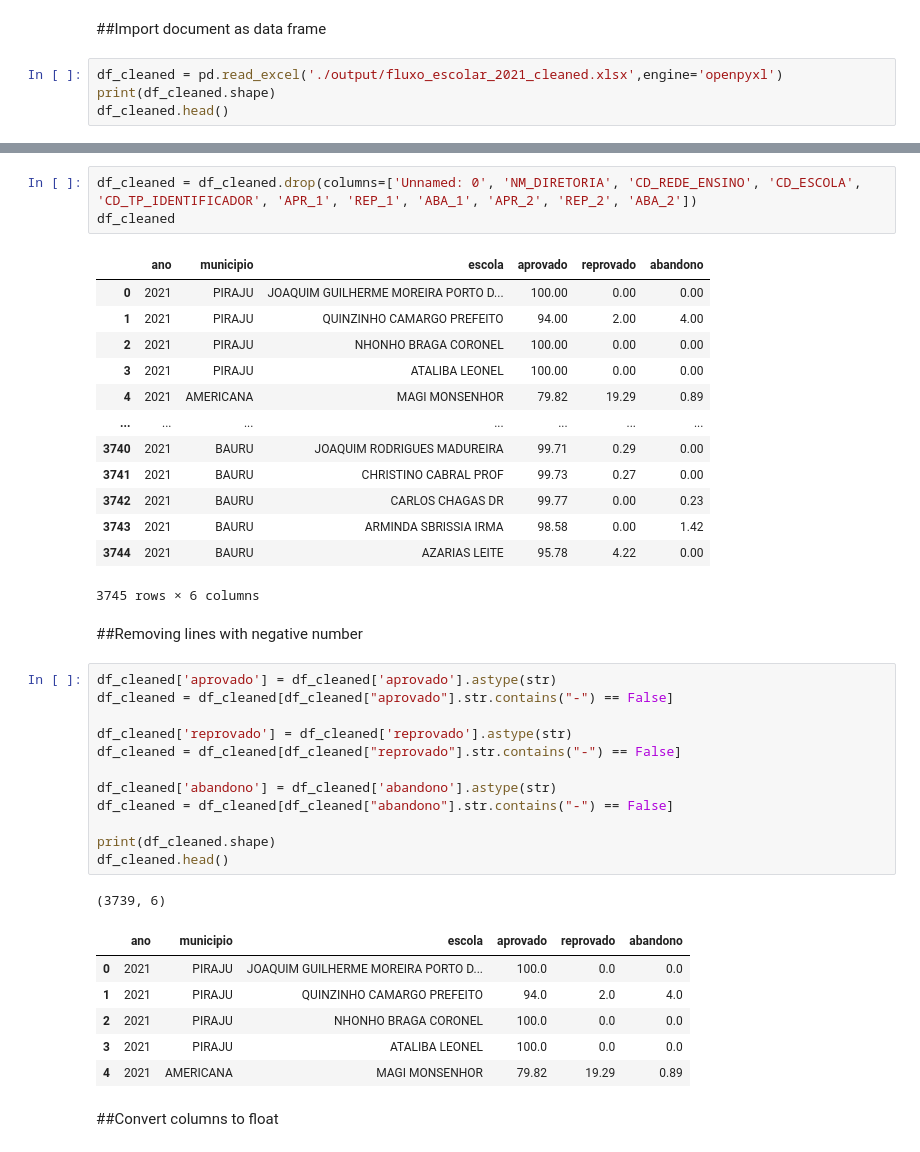
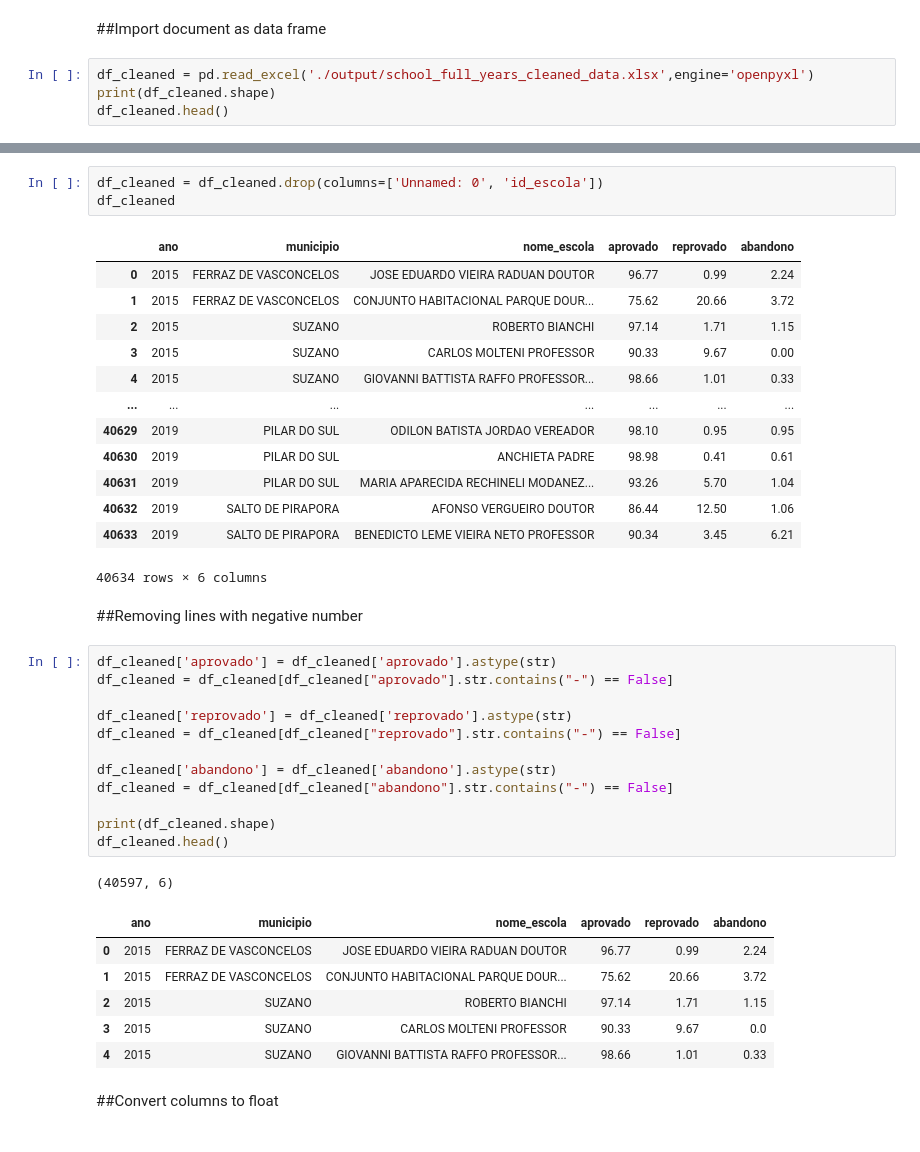
Before and after one commit to maiconspa/student-analysis, a Jupyter notebook: a3_ia.ipynb, the cells around one changed output, grey strips where cells are left out. Drawn from its saved outputs; the diff is of its cells as text.

```diff
--- a/a3_ia.ipynb
+++ b/a3_ia.ipynb
@@ -13,7 +14,7 @@ import matplotlib.pyplot as plt
 # %% [markdown]
 ##Import document as data frame
 # %%
-df_cleaned = pd.read_excel('./output/fluxo_escolar_2021_cleaned.xlsx',engine='openpyxl')
+df_cleaned = pd.read_excel('./output/school_full_years_cleaned_data.xlsx',engine='openpyxl')
 print(df_cleaned.shape)
 df_cleaned.head()
 # %% [output]
@@ -27,20 +28,20 @@ df_cleaned.head()
 # %%
-df_cleaned = df_cleaned.drop(columns=['Unnamed: 0', 'NM_DIRETORIA', 'CD_REDE_ENSINO', 'CD_ESCOLA', 'CD_TP_IDENTIFICADOR', 'APR_1', 'REP_1', 'ABA_1', 'APR_2', 'REP_2', 'ABA_2'])
+df_cleaned = df_cleaned.drop(columns=['Unnamed: 0', 'id_escola'])
 df_cleaned
 # %% [output]
-|  | ano | municipio | escola | aprovado | reprovado | abandono |
-| 0 | 2021 | PIRAJU | JOAQUIM GUILHERME MOREIRA PORTO D... | 100.00 | 0.00 | 0.00 |
-| 1 | 2021 | PIRAJU | QUINZINHO CAMARGO PREFEITO | 94.00 | 2.00 | 4.00 |
-| 2 | 2021 | PIRAJU | NHONHO BRAGA CORONEL | 100.00 | 0.00 | 0.00 |
-| 3 | 2021 | PIRAJU | ATALIBA LEONEL | 100.00 | 0.00 | 0.00 |
-| 4 | 2021 | AMERICANA | MAGI MONSENHOR | 79.82 | 19.29 | 0.89 |
+|  | ano | municipio | nome_escola | aprovado | reprovado | abandono |
+| 0 | 2015 | FERRAZ DE VASCONCELOS | JOSE EDUARDO VIEIRA RADUAN DOUTOR | 96.77 | 0.99 | 2.24 |
+| 1 | 2015 | FERRAZ DE VASCONCELOS | CONJUNTO HABITACIONAL PARQUE DOUR... | 75.62 | 20.66 | 3.72 |
+| 2 | 2015 | SUZANO | ROBERTO BIANCHI | 97.14 | 1.71 | 1.15 |
+| 3 | 2015 | SUZANO | CARLOS MOLTENI PROFESSOR | 90.33 | 9.67 | 0.00 |
+| 4 | 2015 | SUZANO | GIOVANNI BATTISTA RAFFO PROFESSOR... | 98.66 | 1.01 | 0.33 |
 | ... | ... | ... | ... | ... | ... | ... |
-| 3740 | 2021 | BAURU | JOAQUIM RODRIGUES MADUREIRA | 99.71 | 0.29 | 0.00 |
-| 3741 | 2021 | BAURU | CHRISTINO CABRAL PROF | 99.73 | 0.27 | 0.00 |
-| 3742 | 2021 | BAURU | CARLOS CHAGAS DR | 99.77 | 0.00 | 0.23 |
-| 3743 | 2021 | BAURU | ARMINDA SBRISSIA IRMA | 98.58 | 0.00 | 1.42 |
-| 3744 | 2021 | BAURU | AZARIAS LEITE | 95.78 | 4.22 | 0.00 |
+| 40629 | 2019 | PILAR DO SUL | ODILON BATISTA JORDAO VEREADOR | 98.10 | 0.95 | 0.95 |
+| 40630 | 2019 | PILAR DO SUL | ANCHIETA PADRE | 98.98 | 0.41 | 0.61 |
+| 40631 | 2019 | PILAR DO SUL | MARIA APARECIDA RECHINELI MODANEZ... | 93.26 | 5.70 | 1.04 |
+| 40632 | 2019 | SALTO DE PIRAPORA | AFONSO VERGUEIRO DOUTOR | 86.44 | 12.50 | 1.06 |
+| 40633 | 2019 | SALTO DE PIRAPORA | BENEDICTO LEME VIEIRA NETO PROFESSOR | 90.34 | 3.45 | 6.21 |
-3745 rows × 6 columns
+40634 rows × 6 columns
 # %% [markdown]
 ##Removing lines with negative number
 # %%
@@ -56,13 +57,13 @@ df_cleaned = df_cleaned[df_cleaned["abandono"].str.contains("-") == False]
 print(df_cleaned.shape)
 df_cleaned.head()
 # %% [output]
-(3739, 6)
+(40597, 6)
-|  | ano | municipio | escola | aprovado | reprovado | abandono |
-| 0 | 2021 | PIRAJU | JOAQUIM GUILHERME MOREIRA PORTO D... | 100.0 | 0.0 | 0.0 |
-| 1 | 2021 | PIRAJU | QUINZINHO CAMARGO PREFEITO | 94.0 | 2.0 | 4.0 |
-| 2 | 2021 | PIRAJU | NHONHO BRAGA CORONEL | 100.0 | 0.0 | 0.0 |
-| 3 | 2021 | PIRAJU | ATALIBA LEONEL | 100.0 | 0.0 | 0.0 |
-| 4 | 2021 | AMERICANA | MAGI MONSENHOR | 79.82 | 19.29 | 0.89 |
+|  | ano | municipio | nome_escola | aprovado | reprovado | abandono |
+| 0 | 2015 | FERRAZ DE VASCONCELOS | JOSE EDUARDO VIEIRA RADUAN DOUTOR | 96.77 | 0.99 | 2.24 |
+| 1 | 2015 | FERRAZ DE VASCONCELOS | CONJUNTO HABITACIONAL PARQUE DOUR... | 75.62 | 20.66 | 3.72 |
+| 2 | 2015 | SUZANO | ROBERTO BIANCHI | 97.14 | 1.71 | 1.15 |
+| 3 | 2015 | SUZANO | CARLOS MOLTENI PROFESSOR | 90.33 | 9.67 | 0.0 |
+| 4 | 2015 | SUZANO | GIOVANNI BATTISTA RAFFO PROFESSOR... | 98.66 | 1.01 | 0.33 |
 # %% [markdown]
 ##Convert columns to float
 # %%
```
Also changed, not shown: parts of 27 cells of this notebook, 2 other files.
